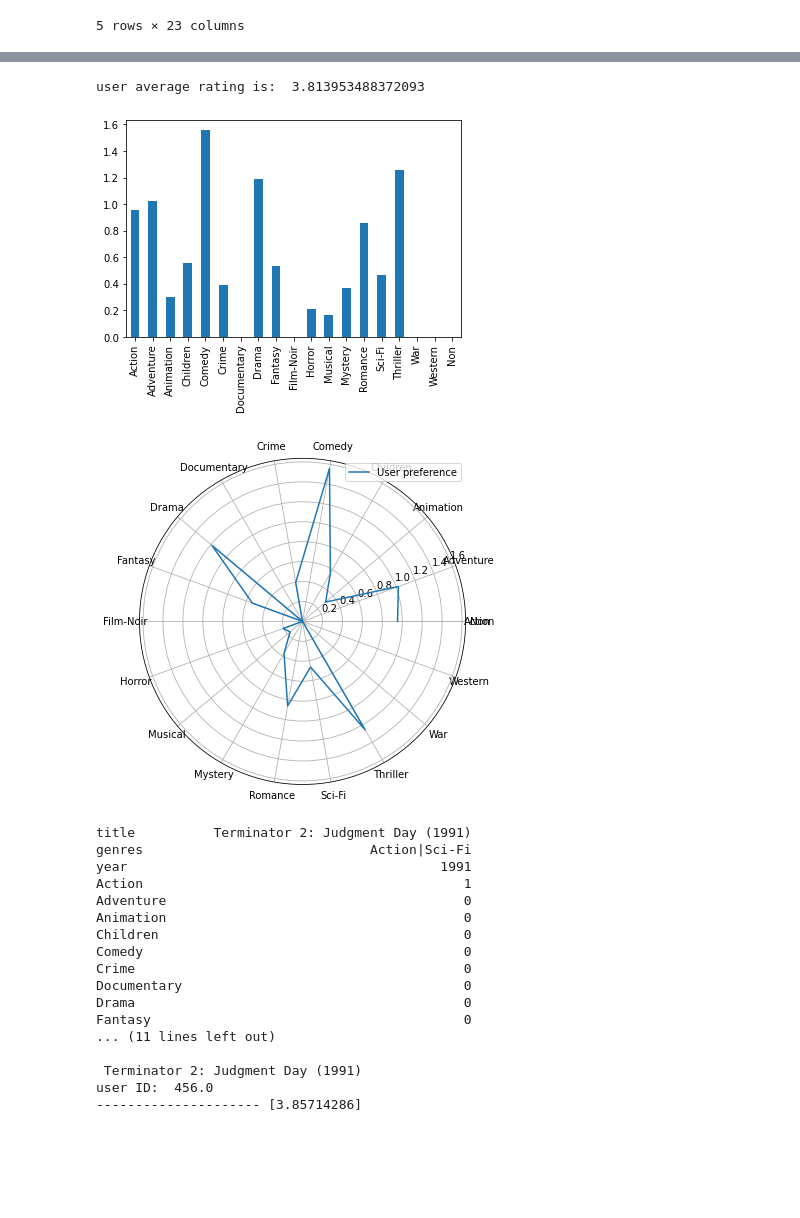
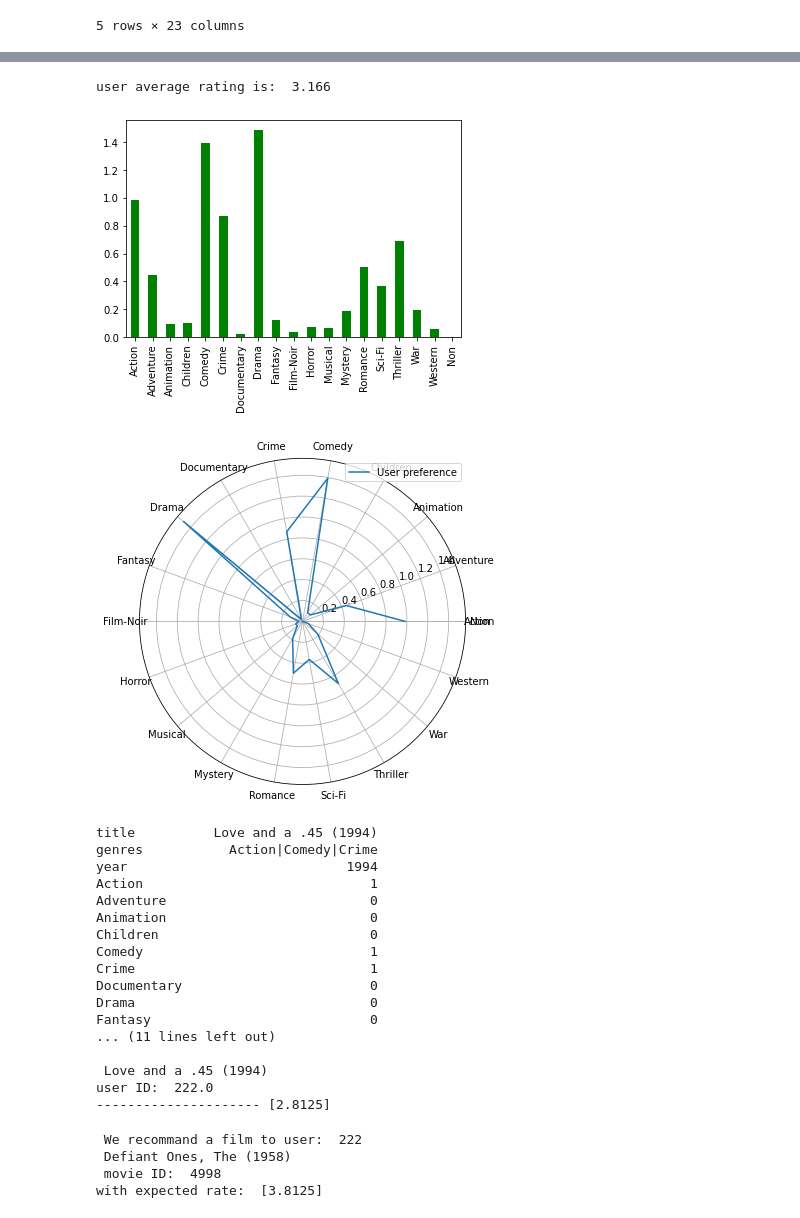
Before and after one commit to yihuaH/cs105-final-project, a Jupyter notebook: final_hao.ipynb, the cells around one changed output, grey strips where cells are left out. Cells and saved outputs as stored; diff of their text form; code cells hidden in the pictures; blank space fills up the shorter version.

```diff
--- a/final_hao.ipynb
+++ b/final_hao.ipynb
@@ -82,29 +82,29 @@ count_ratings.plot.bar()
 # %%
-
-user1 = ratings.loc[ratings['userId'] == 456]
+test_userId = 222
+user1 = ratings.loc[ratings['userId'] == test_userId]
 user1_data = user1.iloc[:, 4:].copy(deep=True)
 user_rating = user1_data.mul(user1['rating'],axis = "rows")
 user_rating = user_rating.sum()/user_rating.count()
 
-user_rating.plot.bar(label='User preference')
+user_rating.plot.bar(color = 'green')
 
 user_avg_rating = user1['rating'].sum()/user1['rating'].count()
 print('\nuser average rating is: ',user_avg_rating,'\n\n')
 
 radar_order = ['Action','Adventure','Animation','Children','Comedy','Crime','Documentary','Drama','Fantasy','Film-Noir','Horror',
                  'Musical','Mystery','Romance','Sci-Fi','Thriller','War','Western','Non']
 
 label_loc = np.linspace(start=0, stop=2 * np.pi, num=len(user_rating))
 plt.figure(figsize=(6, 6))
 plt.subplot(polar=True)
 plt.plot(label_loc, user_rating, label='User preference')
 lines, labels = plt.thetagrids(np.degrees(label_loc),labels=radar_order)
 plt.legend()
 plt.show()
 # %% [output]
-user average rating is:  3.813953488372093
+user average rating is:  3.166
-[figure, old version]
+[figure, new version]
-[figure, old version]
+[figure, new version]
 # %%
 from sklearn.preprocessing import StandardScaler
 from sklearn.neighbors import KNeighborsRegressor
@@ -121,11 +121,9 @@ model.fit(X=X_train, y=y_train)
 X_new = pd.DataFrame(columns=['Action','Adventure','Animation','Children','Comedy','Crime','Documentary','Drama','Fantasy','Film-Noir','Horror',
                  'Musical','Mystery','Romance','Sci-Fi','Thriller','War','Western','Non'], index = [0])
 
-
-
 #test
-test_movie_index = 589;
-test_movie=movies.loc[movies.index == test_movie_index];
+test_movie_index = 600;
+test_movie=movies.loc[movies.index == test_movie_index]
 X_new.loc[0,:] = test_movie.iloc[0, 3:]
 
 print(test_movie.iloc[0,:])
@@ -133,20 +131,20 @@ y_new = model.predict(X_new)
 
 print('\n',test_movie.iloc[0, 0], '\nuser ID: ', user1.iloc[0,2],'\n---------------------', y_new)
 # %% [output]
-title          Terminator 2: Judgment Day (1991)
-genres                             Action|Sci-Fi
-year                                        1991
-Action                                         1
-Adventure                                      0
-Animation                                      0
-Children                                       0
-Comedy                                         0
-Crime                                          0
-Documentary                                    0
-Drama                                          0
-Fantasy                                        0
+title          Love and a .45 (1994)
+genres           Action|Comedy|Crime
+year                            1994
+Action                             1
+Adventure                          0
+Animation                          0
+Children                           0
+Comedy                             1
+Crime                              1
+Documentary                        0
+Drama                              0
+Fantasy                            0
 ... (11 lines left out)
 
- Terminator 2: Judgment Day (1991)
-user ID:  456.0
---------------------- [3.85714286]
+ Love and a .45 (1994)
+user ID:  222.0
+--------------------- [2.8125]
@@ -152,0 +161,7 @@ user ID:  456.0
+# %%
+print('\n We recommand a film to user: ', test_userId, '\n', max_rate_data.iloc[0,0], '\n movie ID: ',max_index,'\nwith expected rate: ', max_rate)
+# %% [output]
+ We recommand a film to user:  222
+ Defiant Ones, The (1958)
+ movie ID:  4998
+with expected rate:  [3.8125]
```
Also changed, not shown: parts of 3 cells of this notebook.
